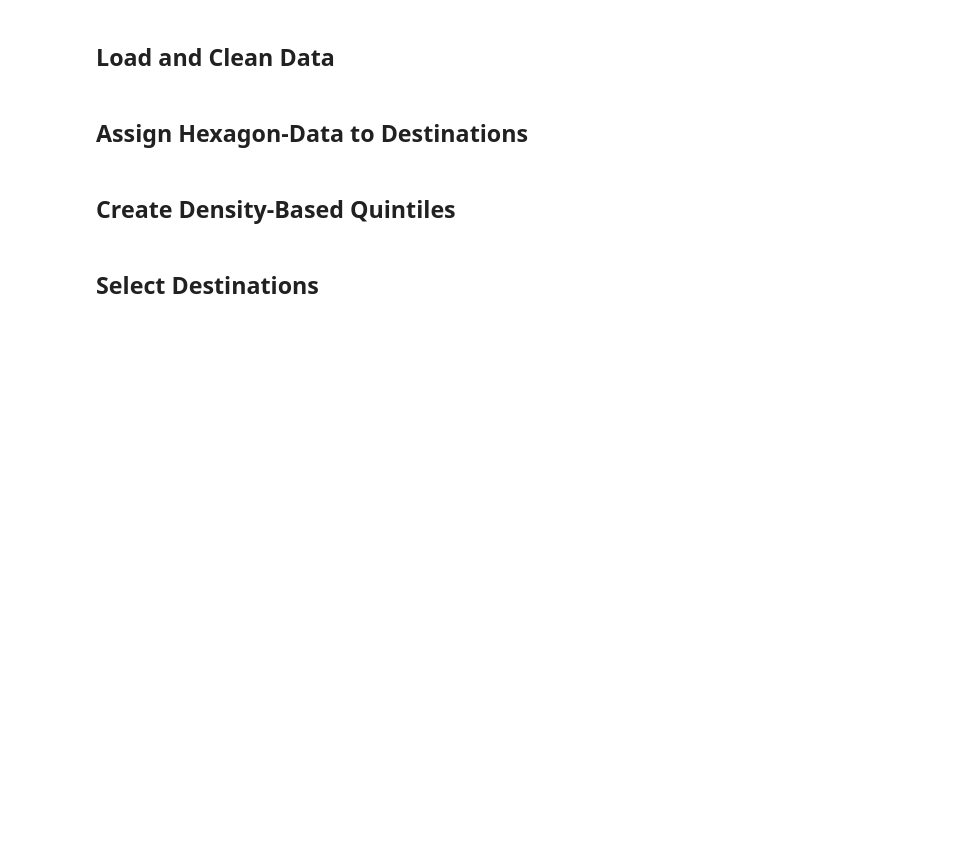
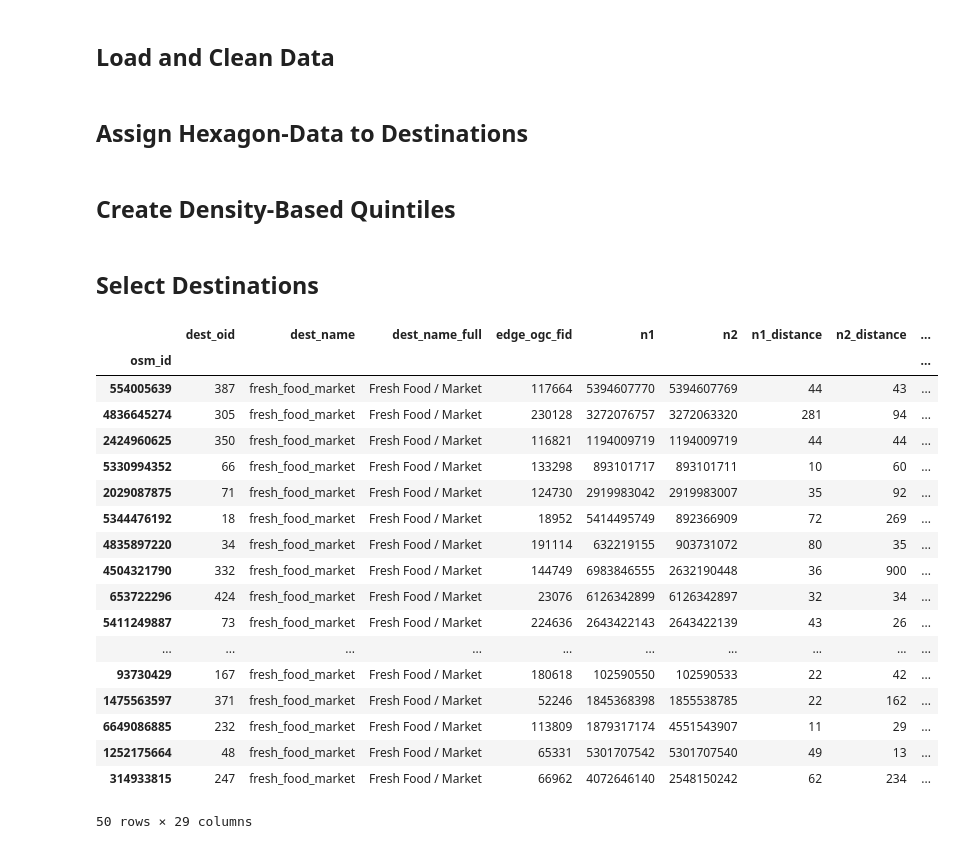
Before and after one commit to healthysustainablecities/global-indicators, a Jupyter notebook: validation/groundtruthing/0.SetUp-Copy1.ipynb, the cells around one changed output. Saved outputs shown, nothing was run; the diff lists cells and outputs as text; code cells hidden in the pictures; blank space fills up the shorter version.

```diff
--- a/validation/groundtruthing/0.SetUp-Copy1.ipynb
+++ b/validation/groundtruthing/0.SetUp-Copy1.ipynb
@@ -85,6 +85,30 @@ final_sample_dests = final_sample_dests.to_crs({'init': 'epsg:4326'})
 # %%
 final_sample_dests['lat'] = final_sample_dests.geometry.y
 final_sample_dests['lon'] = final_sample_dests.geometry.x
+# %%
+final_sample_dests = final_sample_dests.set_index('osm_id')
+# %%
+final_sample_dests
+# %% [output]
+|  | dest_oid | dest_name | dest_name_full | edge_ogc_fid | n1 | n2 | n1_distance | n2_distance | ... |
+| osm_id |  |  |  |  |  |  |  |  | ... |
+| 554005639 | 387 | fresh_food_market | Fresh Food / Market | 117664 | 5394607770 | 5394607769 | 44 | 43 | ... |
+| 4836645274 | 305 | fresh_food_market | Fresh Food / Market | 230128 | 3272076757 | 3272063320 | 281 | 94 | ... |
+| 2424960625 | 350 | fresh_food_market | Fresh Food / Market | 116821 | 1194009719 | 1194009719 | 44 | 44 | ... |
+| 5330994352 | 66 | fresh_food_market | Fresh Food / Market | 133298 | 893101717 | 893101711 | 10 | 60 | ... |
+| 2029087875 | 71 | fresh_food_market | Fresh Food / Market | 124730 | 2919983042 | 2919983007 | 35 | 92 | ... |
+| 5344476192 | 18 | fresh_food_market | Fresh Food / Market | 18952 | 5414495749 | 892366909 | 72 | 269 | ... |
+| 4835897220 | 34 | fresh_food_market | Fresh Food / Market | 191114 | 632219155 | 903731072 | 80 | 35 | ... |
+| 4504321790 | 332 | fresh_food_market | Fresh Food / Market | 144749 | 6983846555 | 2632190448 | 36 | 900 | ... |
+| 653722296 | 424 | fresh_food_market | Fresh Food / Market | 23076 | 6126342899 | 6126342897 | 32 | 34 | ... |
+| 5411249887 | 73 | fresh_food_market | Fresh Food / Market | 224636 | 2643422143 | 2643422139 | 43 | 26 | ... |
+| ... | ... | ... | ... | ... | ... | ... | ... | ... | ... |
+| 93730429 | 167 | fresh_food_market | Fresh Food / Market | 180618 | 102590550 | 102590533 | 22 | 42 | ... |
+| 1475563597 | 371 | fresh_food_market | Fresh Food / Market | 52246 | 1845368398 | 1855538785 | 22 | 162 | ... |
+| 6649086885 | 232 | fresh_food_market | Fresh Food / Market | 113809 | 1879317174 | 4551543907 | 11 | 29 | ... |
+| 1252175664 | 48 | fresh_food_market | Fresh Food / Market | 65331 | 5301707542 | 5301707540 | 49 | 13 | ... |
+| 314933815 | 247 | fresh_food_market | Fresh Food / Market | 66962 | 4072646140 | 2548150242 | 62 | 234 | ... |
+50 rows × 29 columns
 # %%
 cities = ['adelaide']
 filenames = {}
```
Also changed, not shown: parts of 1 cell of this notebook, 2 other files.
